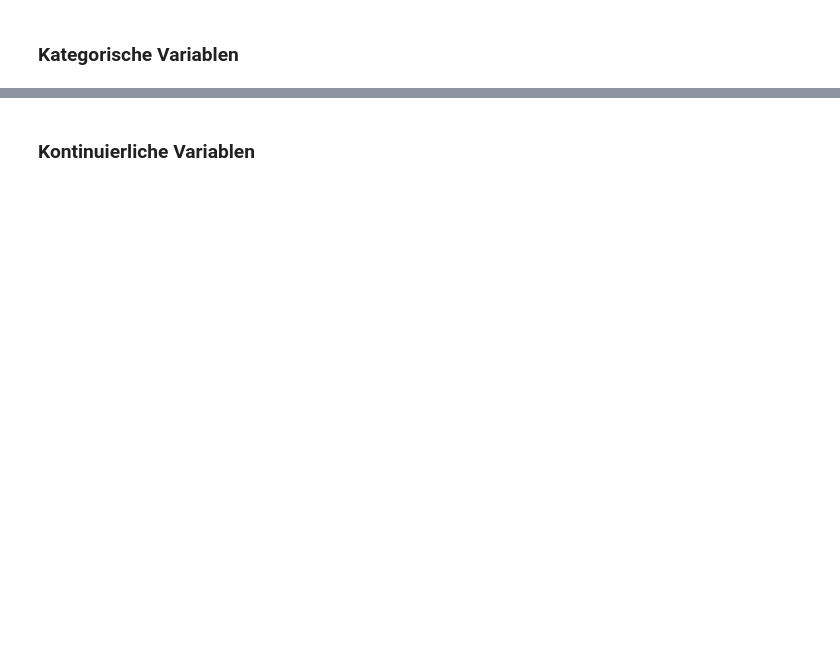
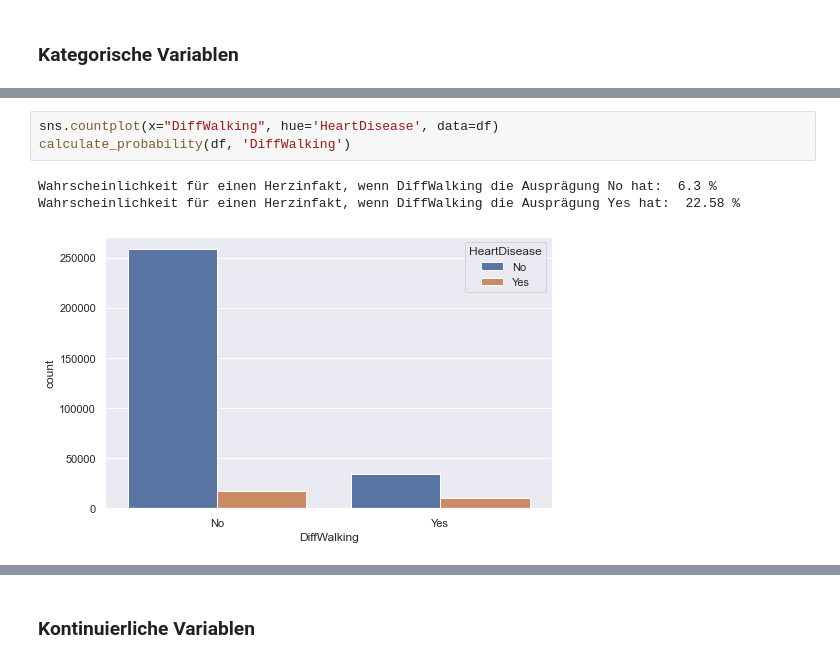
Before and after one commit to flori567/QIT_Ausarbeitung, a Jupyter notebook: heart_attack_prediction.ipynb, the cells around one changed output, grey strips where cells are left out. Drawn from its saved outputs; the diff is of its cells as text; blank space fills up the shorter version.

```diff
--- a/heart_attack_prediction.ipynb
+++ b/heart_attack_prediction.ipynb
@@ -460,0 +432,7 @@ sns.countplot(x="SkinCancer", hue='HeartDisease', data=df)
+# %%
+sns.countplot(x="DiffWalking", hue='HeartDisease', data=df)
+calculate_probability(df, 'DiffWalking')
+# %% [output]
+Wahrscheinlichkeit für einen Herzinfakt, wenn DiffWalking die Ausprägung No hat:  6.3 %
+Wahrscheinlichkeit für einen Herzinfakt, wenn DiffWalking die Ausprägung Yes hat:  22.58 %
+[figure, added]
```
Also changed, not shown: parts of 30 cells of this notebook.
